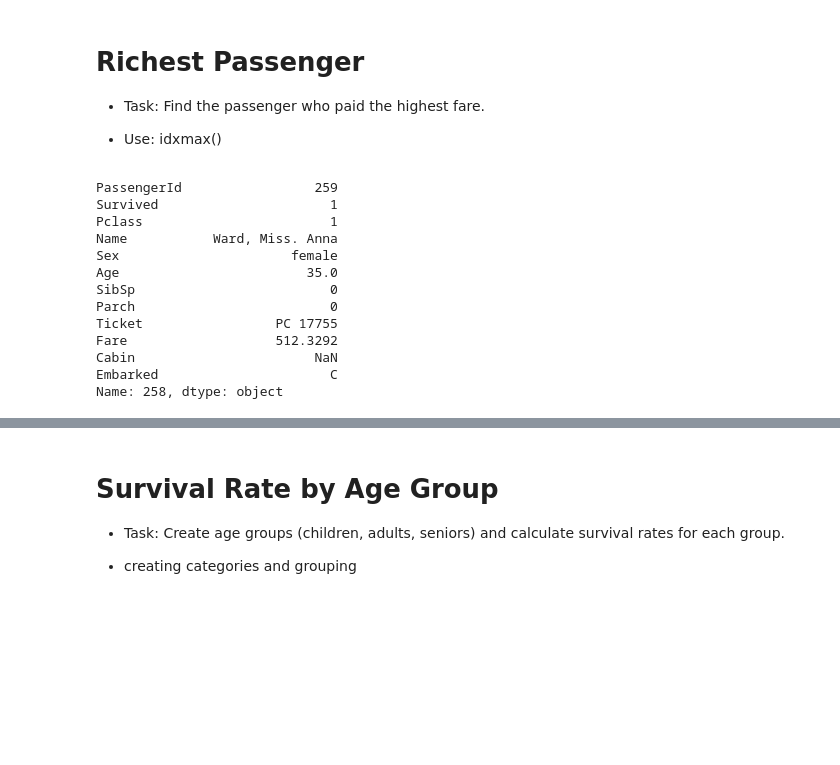
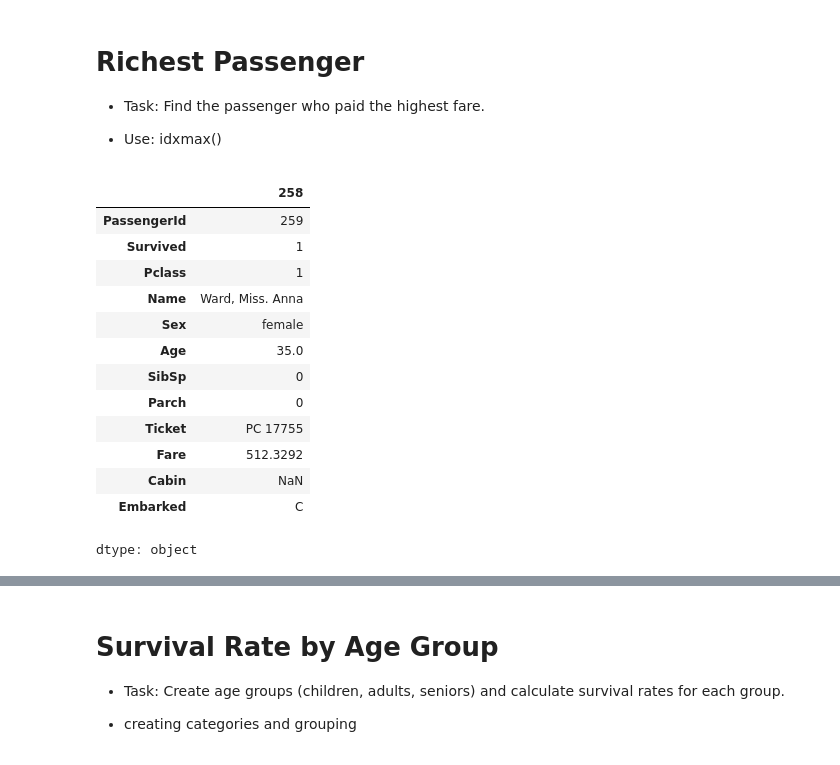
Before and after one commit to byambaa1982/python_cources_for_beginers, a Jupyter notebook: titanic_data_analysis/titanic_additional_tasks.ipynb, the cells around one changed output, grey strips where cells are left out. Cells and saved outputs as stored; diff of their text form; code cells hidden in the pictures; blank space fills up the shorter version.

```diff
--- a/titanic_data_analysis/titanic_additional_tasks.ipynb
+++ b/titanic_data_analysis/titanic_additional_tasks.ipynb
@@ -76,20 +76,21 @@ dtype: float64
 - Task: Find the passenger who paid the highest fare.
 
 - Use: idxmax()
-# %%
-richest_passenger = "you code is here"
-print(richest_passenger)
-# %% [output]
-PassengerId                 259
-Survived                      1
-Pclass                        1
-Name           Ward, Miss. Anna
-Sex                      female
-Age                        35.0
-SibSp                         0
-Parch                         0
-Ticket                 PC 17755
-Fare                   512.3292
-Cabin                       NaN
-Embarked                      C
-Name: 258, dtype: object
+# %%
+richest_passenger = df.loc[df['Fare'].idxmax()]
+richest_passenger
+# %% [output]
+|  | 258 |
+| PassengerId | 259 |
+| Survived | 1 |
+| Pclass | 1 |
+| Name | Ward, Miss. Anna |
+| Sex | female |
+| Age | 35.0 |
+| SibSp | 0 |
+| Parch | 0 |
+| Ticket | PC 17755 |
+| Fare | 512.3292 |
+| Cabin | NaN |
+| Embarked | C |
+dtype: object
```
Also changed, not shown: parts of 1 cell of this notebook.
